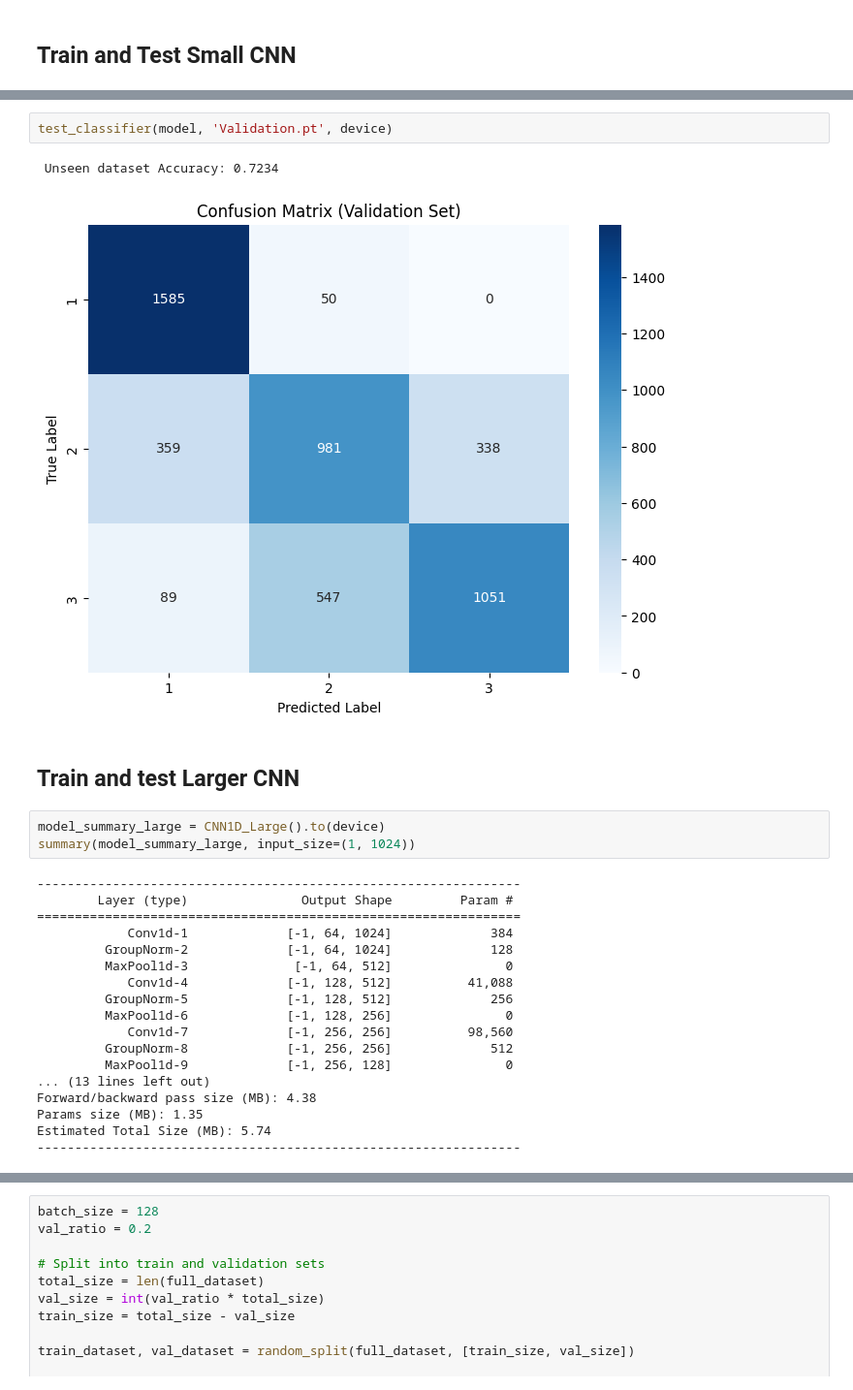
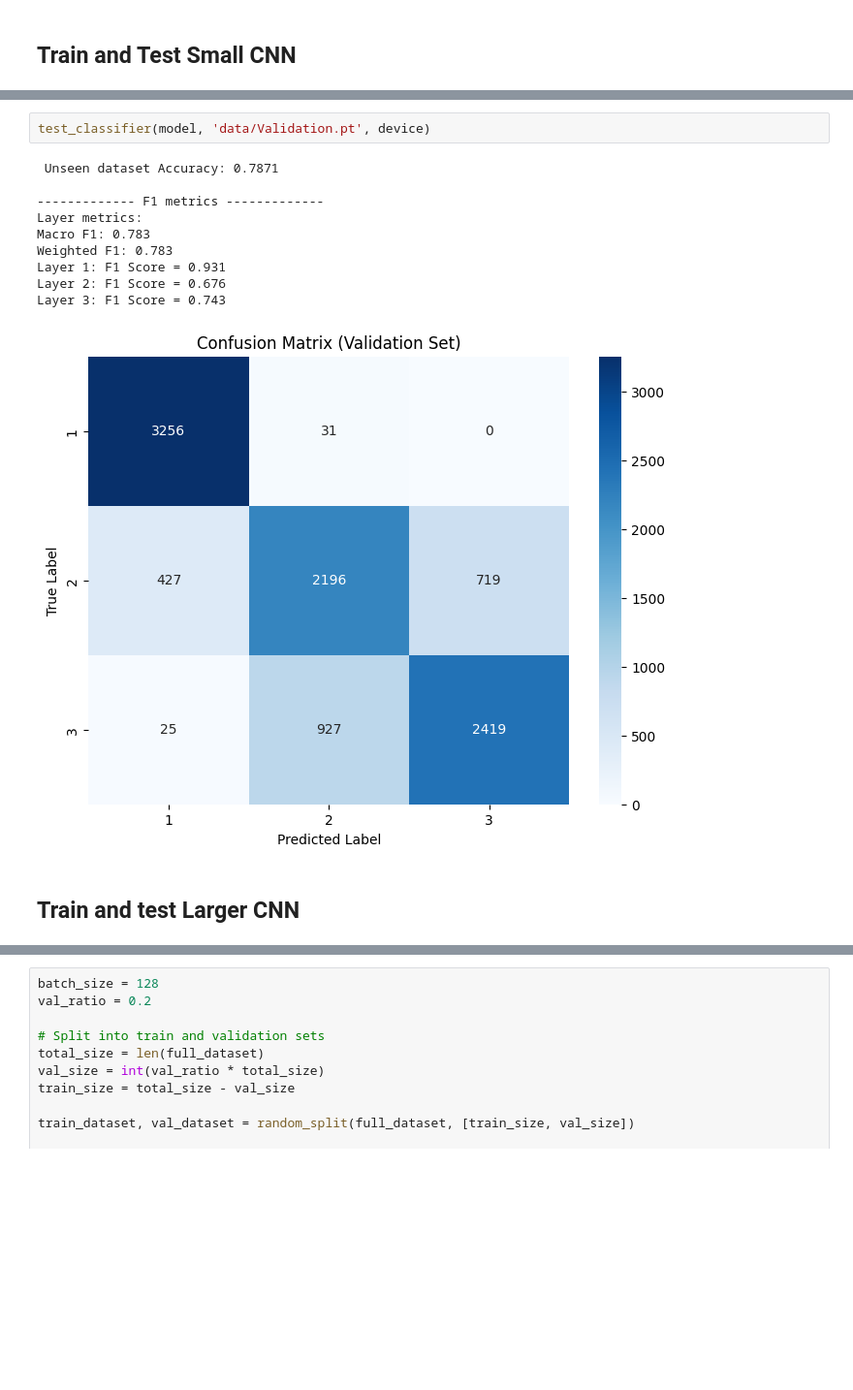
Before and after one commit to tls54/THz-TD-CNN, a Jupyter notebook: Model_testing.ipynb, the cells around one changed output, grey strips where cells are left out. Shown at 97% size. Drawn from its saved outputs; the diff is of its cells as text; blank space fills up the shorter version.

Commit message:
Tested new model hyper params. refactored some utils.

```diff
--- a/Model_testing.ipynb
+++ b/Model_testing.ipynb
@@ -158,28 +165,15 @@ plt.show()
 # %%
-test_classifier(model, 'Validation.pt', device)
+test_classifier(model, 'data/Validation.pt', device)
 # %% [output]
- Unseen dataset Accuracy: 0.7234
+ Unseen dataset Accuracy: 0.7871
+
+------------- F1 metrics -------------
+Layer metrics:
+Macro F1: 0.783
+Weighted F1: 0.783
+Layer 1: F1 Score = 0.931
+Layer 2: F1 Score = 0.676
+Layer 3: F1 Score = 0.743
-[figure, old version]
+[figure, new version]
 # %% [markdown]
 ## Train and test Larger CNN
-# %%
-model_summary_large = CNN1D_Large().to(device)
-summary(model_summary_large, input_size=(1, 1024))
-# %% [output]
-----------------------------------------------------------------
-        Layer (type)               Output Shape         Param #
-================================================================
-            Conv1d-1             [-1, 64, 1024]             384
-         GroupNorm-2             [-1, 64, 1024]             128
-         MaxPool1d-3              [-1, 64, 512]               0
-            Conv1d-4             [-1, 128, 512]          41,088
-         GroupNorm-5             [-1, 128, 512]             256
-         MaxPool1d-6             [-1, 128, 256]               0
-            Conv1d-7             [-1, 256, 256]          98,560
-         GroupNorm-8             [-1, 256, 256]             512
-         MaxPool1d-9             [-1, 256, 128]               0
-... (13 lines left out)
-Forward/backward pass size (MB): 4.38
-Params size (MB): 1.35
-Estimated Total Size (MB): 5.74
-----------------------------------------------------------------
```
Also changed, not shown: parts of 24 cells of this notebook, 2 other files.
